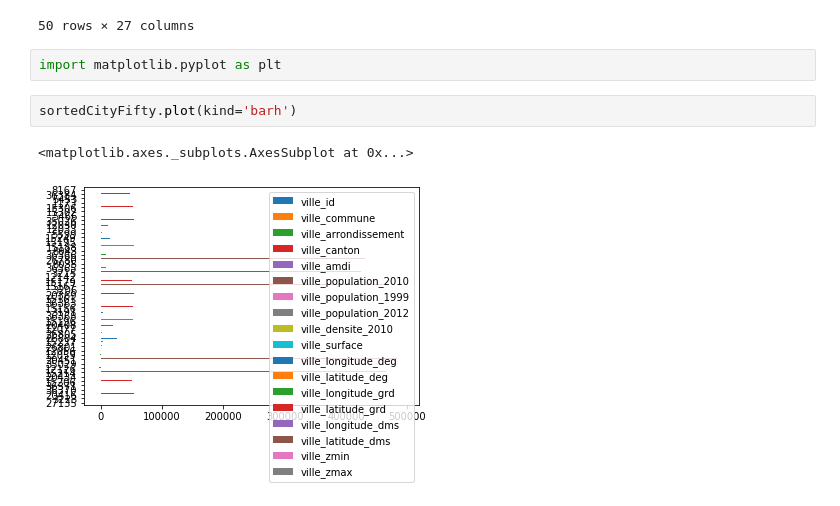
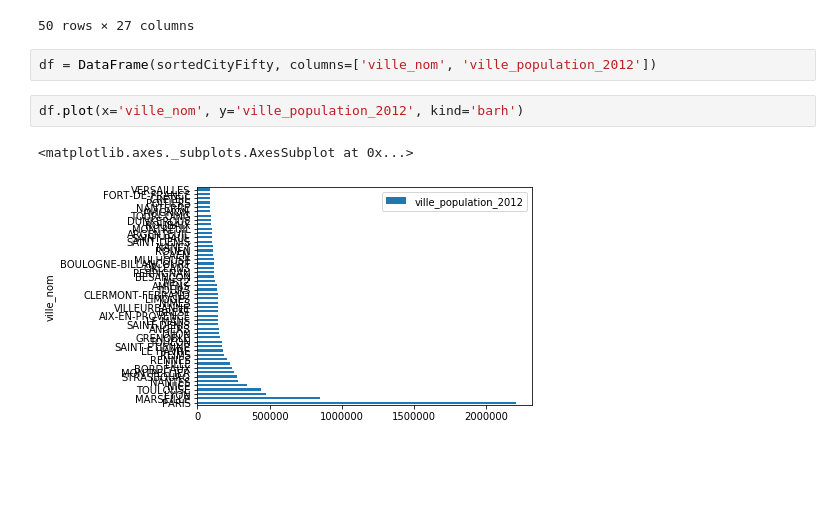
Before and after one commit to ngumichel/py_project, a Jupyter notebook: city.ipynb, the cells around one changed output. Drawn from its saved outputs; the diff is of its cells as text; blank space fills up the shorter version.

```diff
--- a/city.ipynb
+++ b/city.ipynb
@@ -77,10 +79,10 @@ sortedCityFifty
 | 36608 | 36609 | 972 | fort-de-france | FORT-DE-FRANCE | fort de france | Fort-de-France | ... |
 | 31855 | 31856 | 78 | versailles | VERSAILLES | versailles | Versailles | ... |
 50 rows × 27 columns
-# %%
-import matplotlib.pyplot as plt
+# %%
+df = DataFrame(sortedCityFifty, columns=['ville_nom', 'ville_population_2012'])
 # %%
-sortedCityFifty.plot(kind='barh')
+df.plot(x='ville_nom', y='ville_population_2012', kind='barh')
 # %% [output]
 <matplotlib.axes._subplots.AxesSubplot at 0x...>
-[figure, old version]
+[figure, new version]
```
Also changed, not shown: parts of 1 cell of this notebook.
